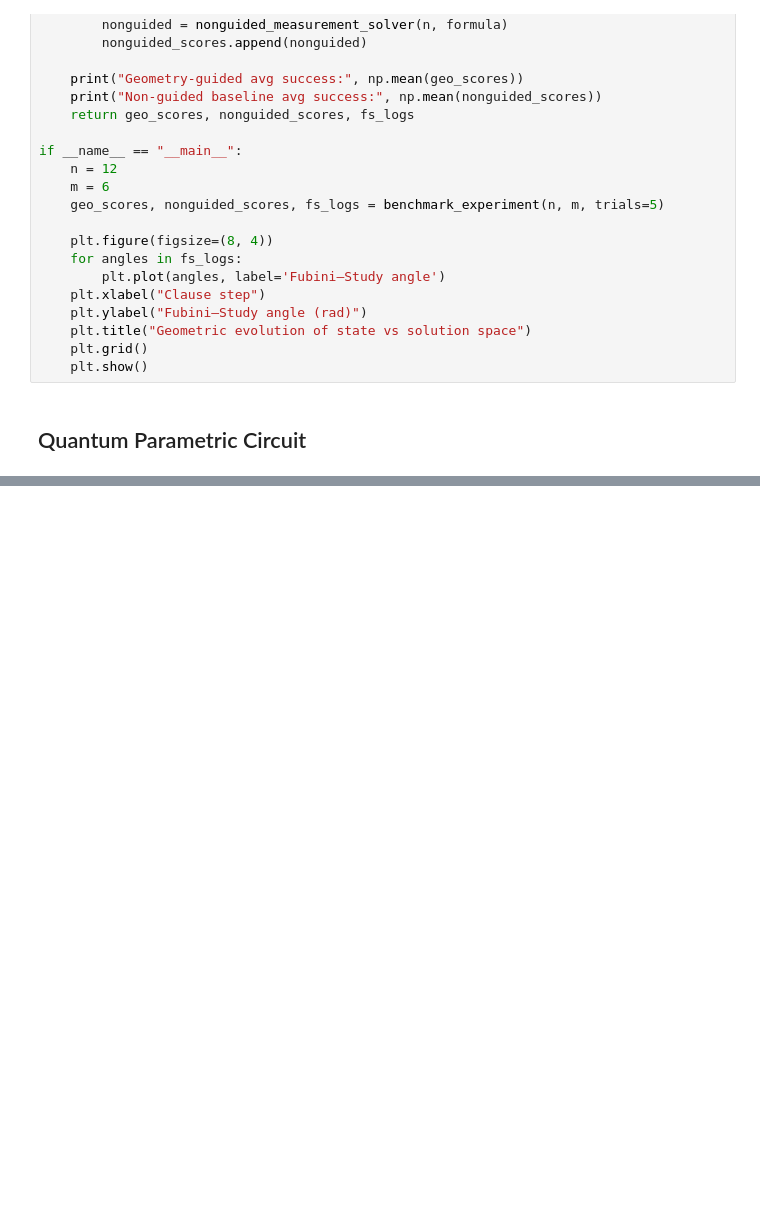
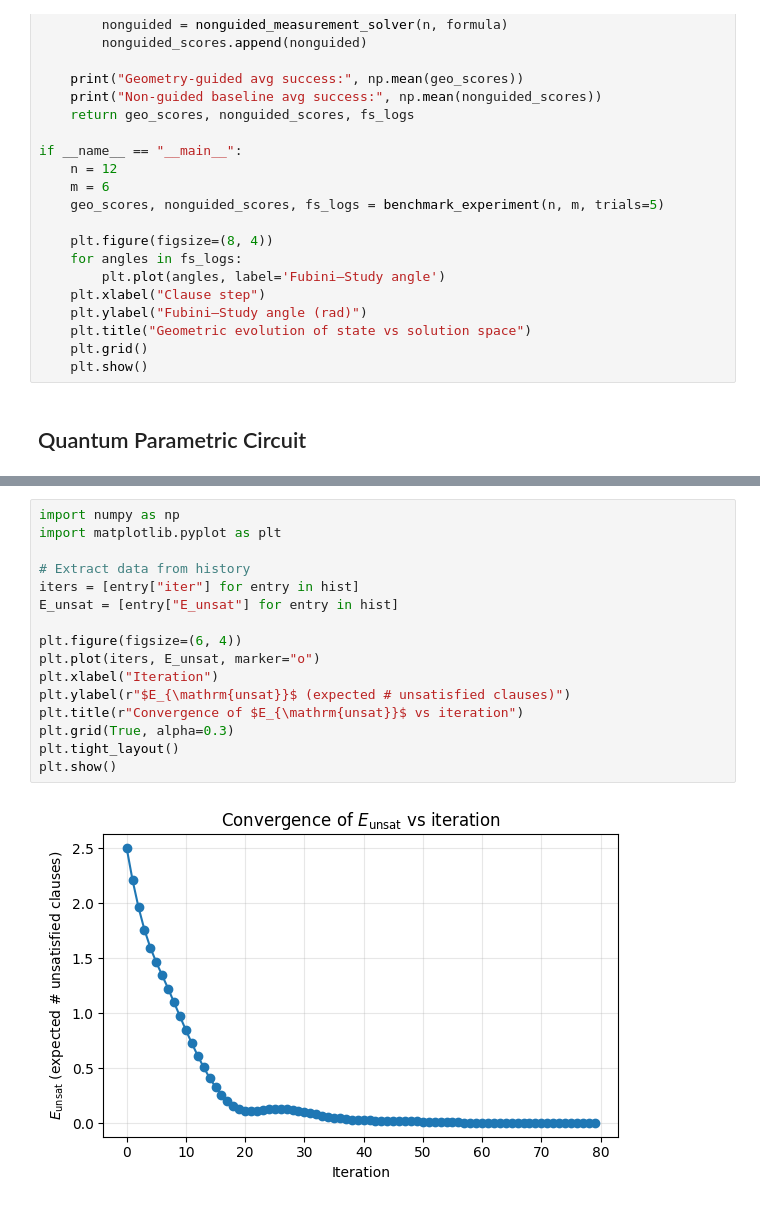
Before and after one commit to Sabarikirishwaran/GGQSS, a Jupyter notebook: guidedhamiltonian.ipynb, the cells around one changed output, grey strips where cells are left out. Cells and saved outputs as stored; diff of their text form; blank space fills up the shorter version.

```diff
--- a/guidedhamiltonian.ipynb
+++ b/guidedhamiltonian.ipynb
@@ -594,0 +793,18 @@ if __name__ == "__main__":
+# %%
+import numpy as np
+import matplotlib.pyplot as plt
+
+# Extract data from history
+iters = [entry["iter"] for entry in hist]
+E_unsat = [entry["E_unsat"] for entry in hist]
+
+plt.figure(figsize=(6, 4))
+plt.plot(iters, E_unsat, marker="o")
+plt.xlabel("Iteration")
+plt.ylabel(r"$E_{\mathrm{unsat}}$ (expected # unsatisfied clauses)")
+plt.title(r"Convergence of $E_{\mathrm{unsat}}$ vs iteration")
+plt.grid(True, alpha=0.3)
+plt.tight_layout()
+plt.show()
+# %% [output]
+[figure, added]
```
Also changed, not shown: parts of 5 cells of this notebook.
